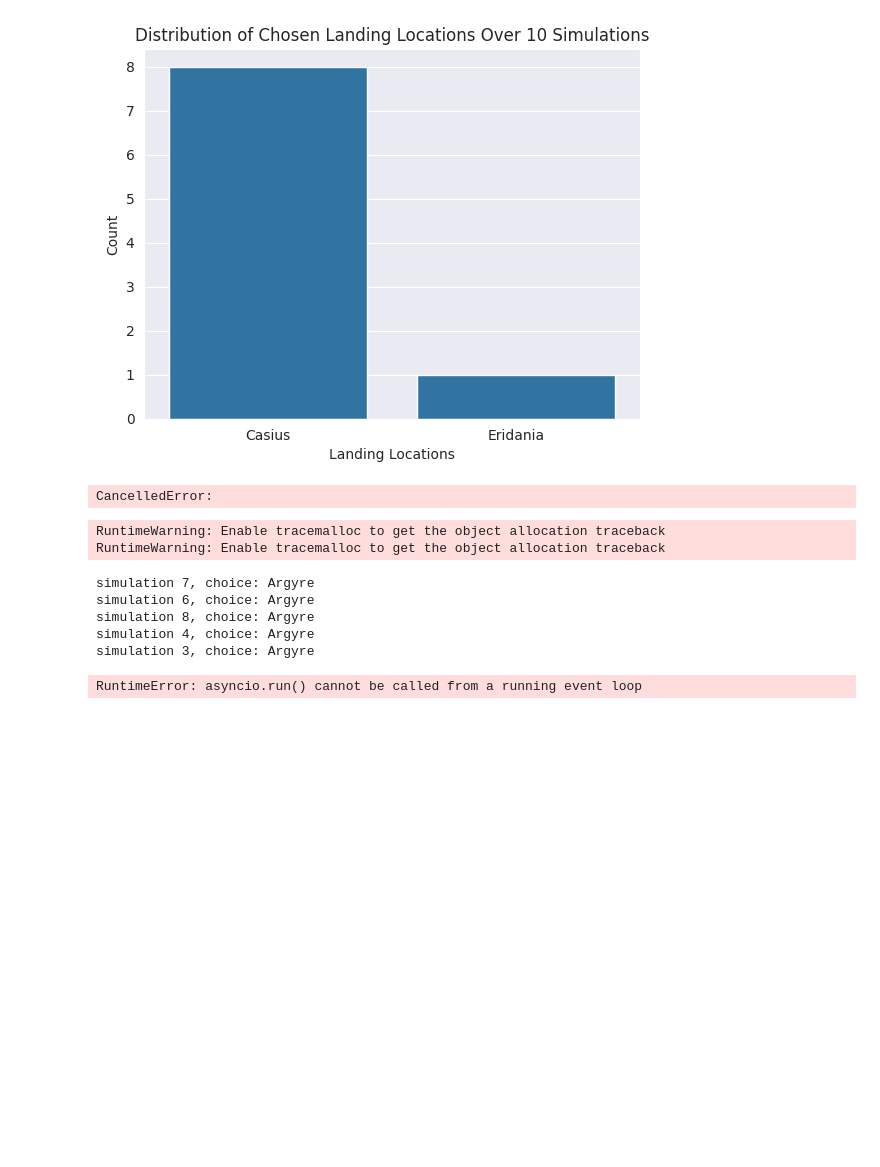
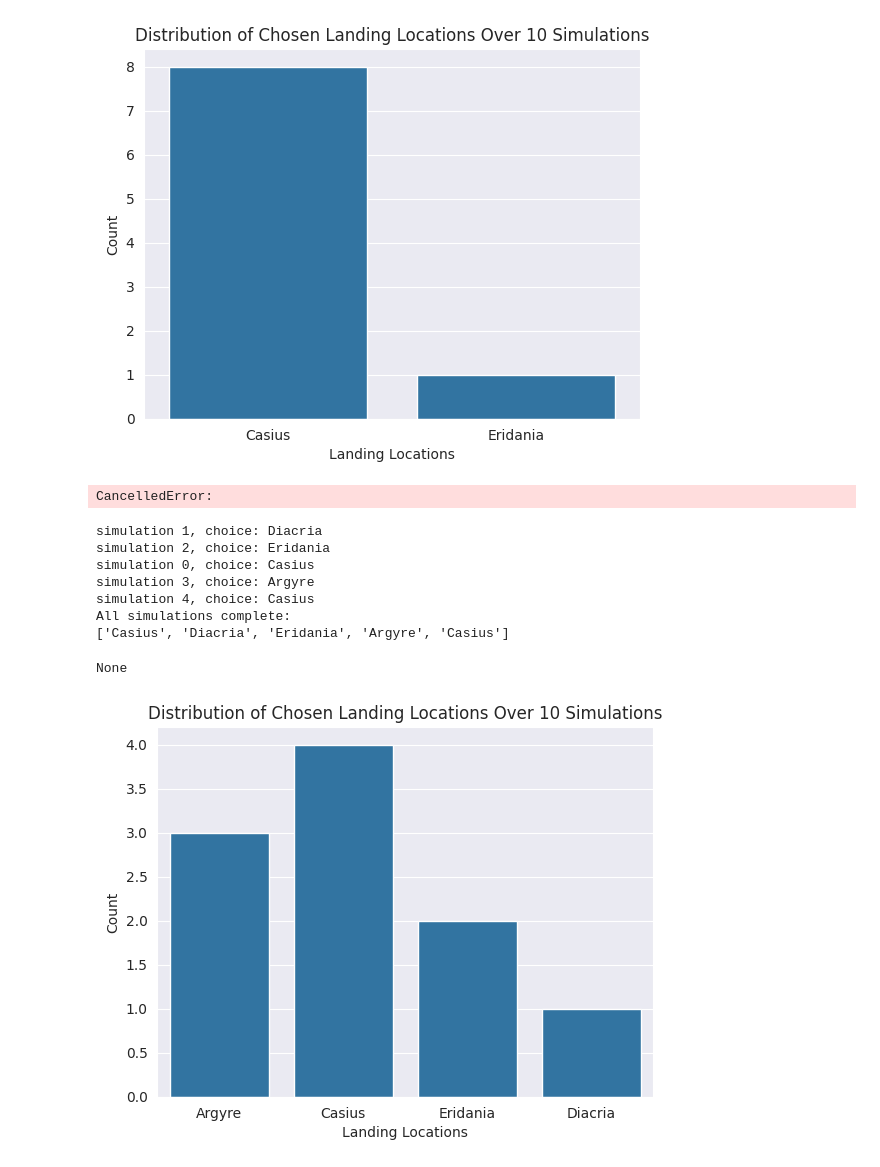
Before and after one commit to vvseva/chat-simulation, a Jupyter notebook: langgraph.ipynb, the cells around one changed output. Saved outputs shown, nothing was run; the diff lists cells and outputs as text; code cells hidden in the pictures; blank space fills up the shorter version.

Commit message:
async + decision v0.6 poor initial

```diff
--- a/langgraph.ipynb
+++ b/langgraph.ipynb
@@ -609,19 +615,16 @@ async def run_n_simulations(num_simulations = 10, agents):
     print(results)
 # %%
 MODEL_NAME = "gpt-4o"
-await run_n_simulations(num_simulations = 10, agents = agents_specialists)
+mts_results = await run_n_simulations(num_simulations = 5, agents = AGENTS)
 # %% [output]
-RuntimeWarning: Enable tracemalloc to get the object allocation traceback
-RuntimeWarning: Enable tracemalloc to get the object allocation traceback
+simulation 1, choice: Diacria
+simulation 2, choice: Eridania
+simulation 0, choice: Casius
+simulation 3, choice: Argyre
+simulation 4, choice: Casius
+All simulations complete:
+['Casius', 'Diacria', 'Eridania', 'Argyre', 'Casius']
-simulation 7, choice: Argyre
-simulation 6, choice: Argyre
-simulation 8, choice: Argyre
-simulation 4, choice: Argyre
-simulation 3, choice: Argyre
 # %%
-results
+mts_results
+# %% [output]
+None
-# %%
-results = asyncio.run(run_n_simulations(num_simulations = 10))
-results
-# %% [output]
-RuntimeError: asyncio.run() cannot be called from a running event loop
@@ -628,7 +633,9 @@ RuntimeError: asyncio.run() cannot be called from a running event loop
 # %%
 # Create a bar chart of final choices
-sns.countplot(x=final_choices)
+sns.countplot(x=['Argyre', 'Casius', 'Eridania', 'Casius', 'Argyre', 'Casius', 'Diacria', 'Eridania', 'Argyre', 'Casius'])
 plt.xlabel("Landing Locations")
 plt.ylabel("Count")
 plt.title("Distribution of Chosen Landing Locations Over 10 Simulations")
 plt.show()
+# %% [output]
+[figure, added]
```
Also changed, not shown: parts of 4 cells of this notebook.
